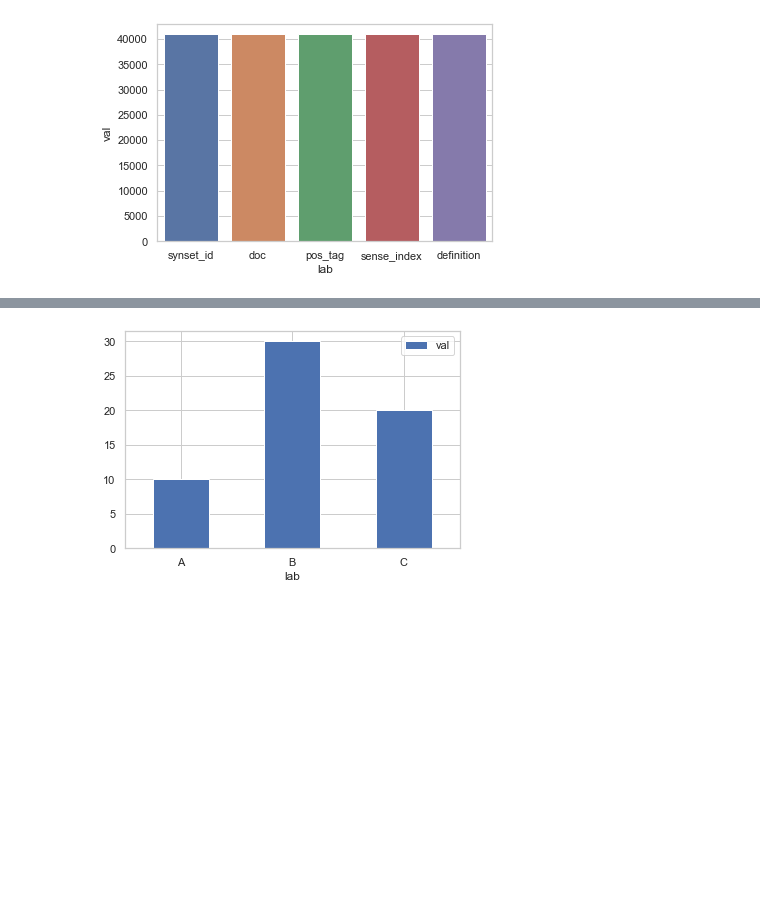
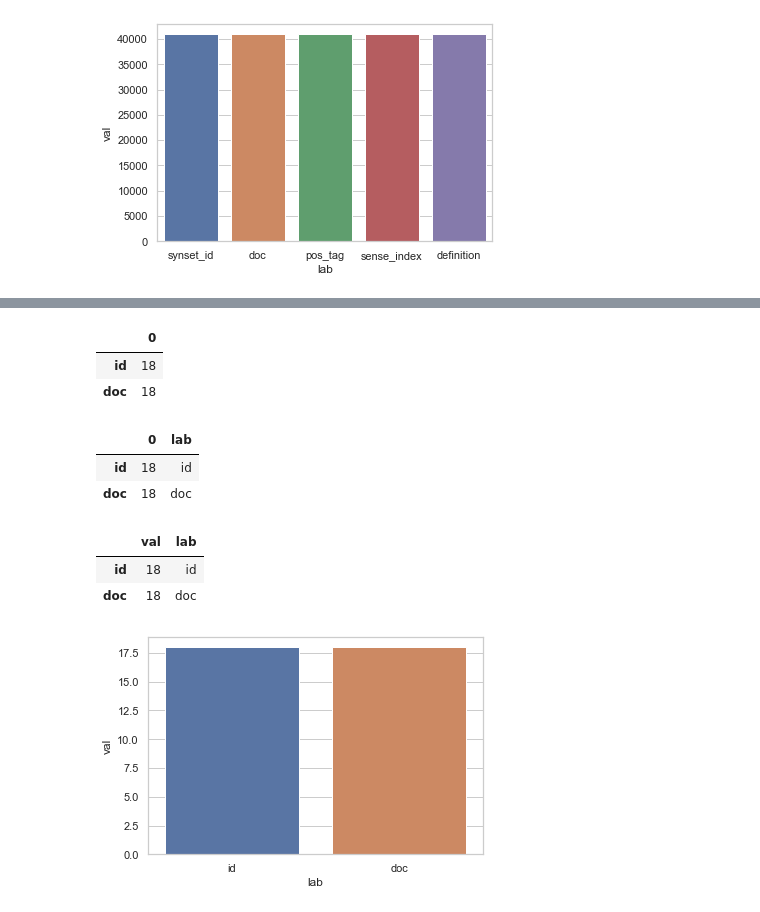
Before and after one commit to xhosaBoy/hyper-neural-tensorfactorisation, a Jupyter notebook: notebooks/WN18.ipynb, the cells around one changed output, grey strips where cells are left out. Saved outputs shown, nothing was run; the diff lists cells and outputs as text; code cells hidden in the pictures; blank space fills up the shorter version.

Commit message:
Data Visualisation
Add plot reation count as histograms

```diff
--- a/notebooks/WN18.ipynb
+++ b/notebooks/WN18.ipynb
@@ -150,0 +125,2 @@ df
+# %%
+df_relation = psql.read_sql("SELECT * FROM relation", connection)
@@ -151,4 +147,25 @@ df
+# %%
+df_relation_copy = df_relation.count().to_frame()
+df_relation_copy
+# %% [output]
+|  | 0 |
+| id | 18 |
+| doc | 18 |
+# %%
+df_relation_copy['lab'] = df_relation_copy.index
+df_relation_copy
+# %% [output]
+|  | 0 | lab |
+| id | 18 | id |
+| doc | 18 | doc |
+# %%
+df_relation_copy = df_relation_copy.rename(columns={0: "val"})
+df_relation_copy
+# %% [output]
+|  | val | lab |
+| id | 18 | id |
+| doc | 18 | doc |
 # %%
-ax = df.plot.bar(x='lab', y='val', rot=0)
+ax = sns.barplot(x="lab", y="val", data=df_relation_copy)
 # %% [output]
-[figure, old version]
+[figure, new version]
```
Also changed, not shown: parts of 19 cells of this notebook.
